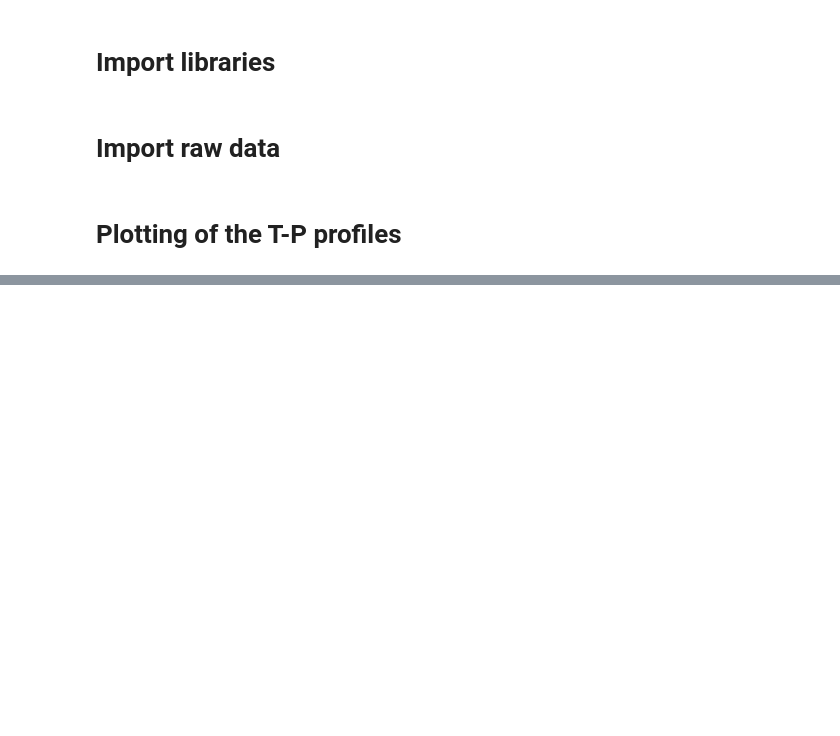
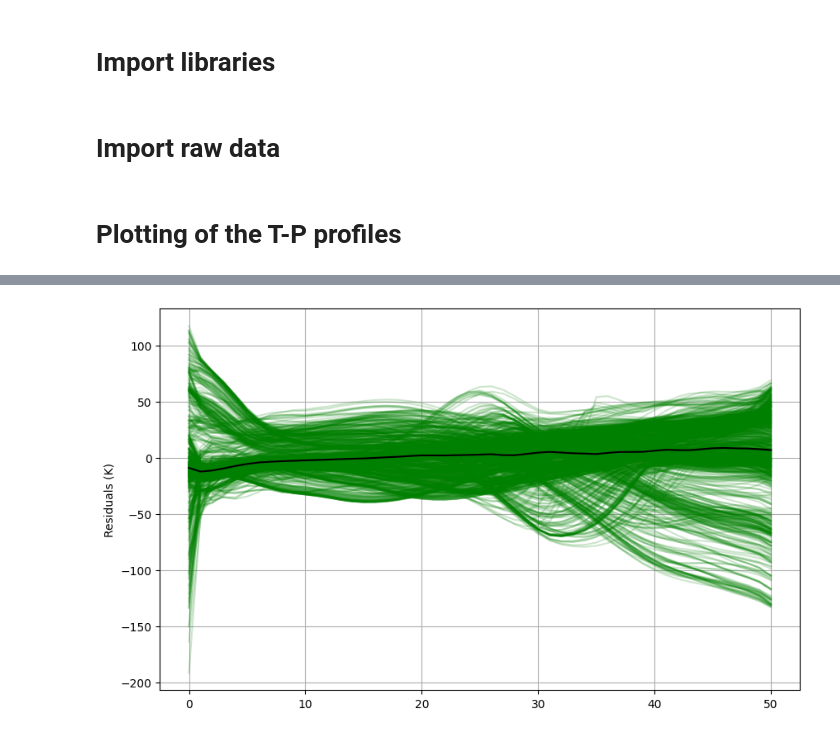
Before and after one commit to SamMerc/Second-Generals, a Jupyter notebook: Code/Plot&Fit_TP_GP.ipynb, the cells around one changed output, grey strips where cells are left out. Drawn from its saved outputs; the diff is of its cells as text; code cells hidden in the pictures; blank space fills up the shorter version.

```diff
--- a/Code/Plot&Fit_TP_GP.ipynb
+++ b/Code/Plot&Fit_TP_GP.ipynb
@@ -69,0 +400,20 @@ plt.show()
+# %%
+#Defining partition of data used for 1. training and 2. testing
+data_partition = [0.9, 0.1]
+
+#Defining the noise seed for the random partitioning of the training data
+partition_seed = 4
+
+#Splitting the data
+## Setting noise seed
+generator = torch.Generator().manual_seed(partition_seed)
+## Retrieving indices of data partitions
+train_idx, test_idx = torch.utils.data.random_split(range(N), data_partition, generator=generator)
+## Generate the data partitions
+### Training
+train_inputs = raw_inputs[train_idx]
+train_outputs_T = raw_outputs_T[train_idx]
+### Testing
+test_inputs = raw_inputs[test_idx]
+test_outputs_T = raw_outputs_T[test_idx]
+test_outputs_P = raw_outputs_P[test_idx]
@@ -69,0 +501,19 @@ plt.show()
+# %%
+# Basic diagnostic plot
+
+#Residual plot
+
+#Calculate the residuals
+residuals = model_test_outputs_T - test_outputs_T
+
+#Plot the residuals
+plt.figure(figsize=[10, 6])
+for residual in residuals:
+    plt.plot(residual, color='green', alpha=0.2)
+plt.plot(np.median(residuals, axis=0), color='black', zorder=2)
+
+plt.ylabel('Residuals (K)')
+plt.grid()
+plt.show()
+# %% [output]
+[figure, added]
```
Also changed, not shown: parts of 25 cells of this notebook.
